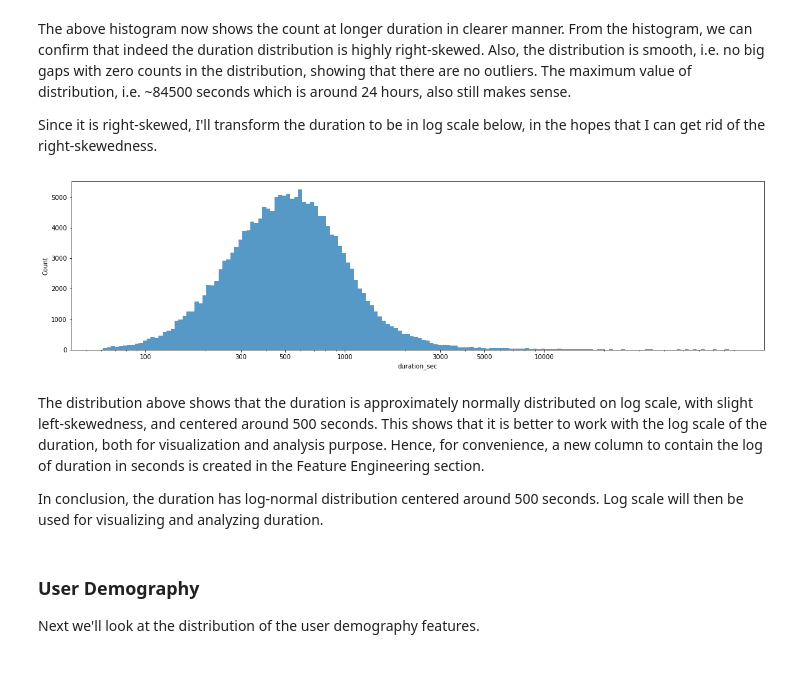
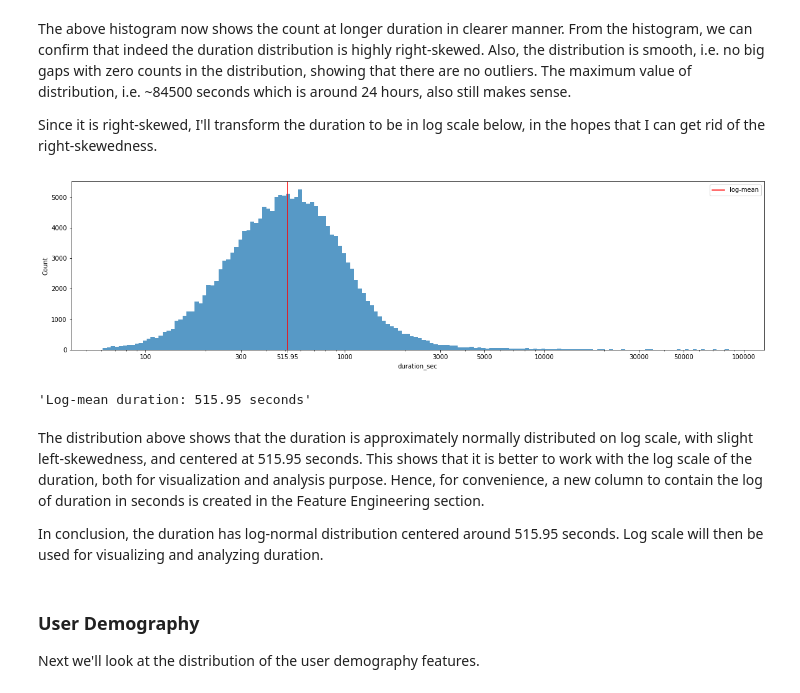
Before and after one commit to fletchersarip93/ford-gobike-data-analysis, a Jupyter notebook: exploration_ford_gobike.ipynb, the cells around one changed output. Cells and saved outputs as stored; diff of their text form; code cells hidden in the pictures.

```diff
--- a/exploration_ford_gobike.ipynb
+++ b/exploration_ford_gobike.ipynb
@@ -399,18 +403,24 @@ Since it is right-skewed, I'll transform the duration to be in log scale below,
 # %%
 bins_log_size = 0.02
 powers = np.arange(np.log10(df.duration_sec.min()), np.log10(df.duration_sec.max()) + bins_log_size, bins_log_size)
 bins = 10 ** powers
 
 plt.figure(figsize=(20,5))
 sb.histplot(df.duration_sec, bins=bins)
 plt.xscale('log')
-plt.xticks([100, 300, 500, 1000, 3000, 5000, 10000], [100, 300, 500, 1000, 3000, 5000, 10000]);
+plt.xticks([100, 300, 515.95, 1000, 3000, 5000, 10000, 30000, 50000, 100000], [100, 300, 515.95, 1000, 3000, 5000, 10000, 30000, 50000, 100000]);
+plt.axvline(515.95, color='red', label='log-mean')
+plt.legend();
 # %% [output]
-[figure, old version]
+[figure, new version]
+# %%
+f'Log-mean duration: {10**df.duration_sec_log.mean():.2f} seconds'
+# %% [output]
+'Log-mean duration: 515.95 seconds'
 # %% [markdown]
-The distribution above shows that the duration is approximately normally distributed on log scale, with slight left-skewedness, and centered around 500 seconds. This shows that it is better to work with the log scale of the duration, both for visualization and analysis purpose. Hence, for convenience, a new column to contain the log of duration in seconds is created in the Feature Engineering section.
+The distribution above shows that the duration is approximately normally distributed on log scale, with slight left-skewedness, and centered at 515.95 seconds. This shows that it is better to work with the log scale of the duration, both for visualization and analysis purpose. Hence, for convenience, a new column to contain the log of duration in seconds is created in the Feature Engineering section.
 
-In conclusion, the duration has log-normal distribution centered around 500 seconds. Log scale will then be used for visualizing and analyzing duration.
+In conclusion, the duration has log-normal distribution centered around 515.95 seconds. Log scale will then be used for visualizing and analyzing duration.
 # %% [markdown]
 ### User Demography
 Next we'll look at the distribution of the user demography features.
```
Also changed, not shown: parts of 10 cells of this notebook.
